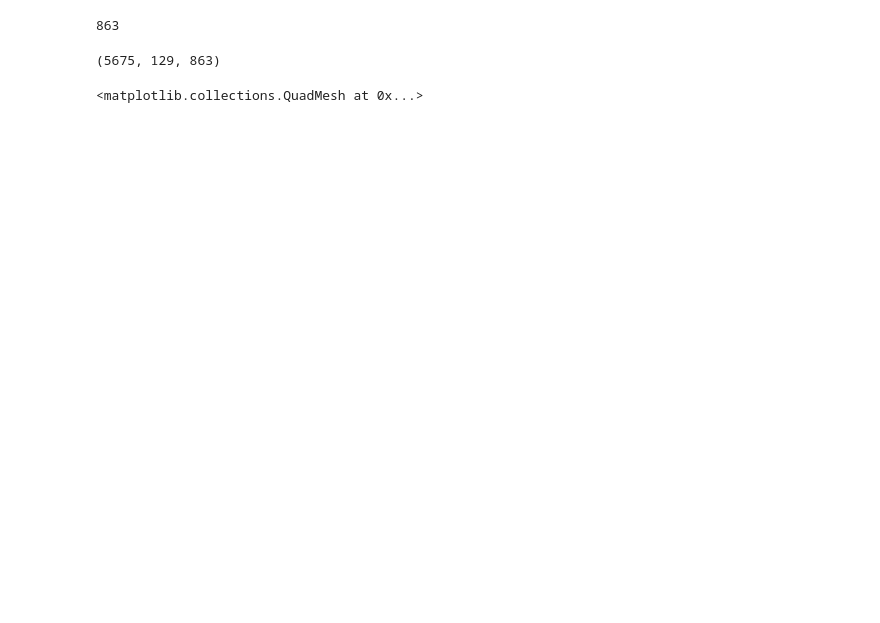
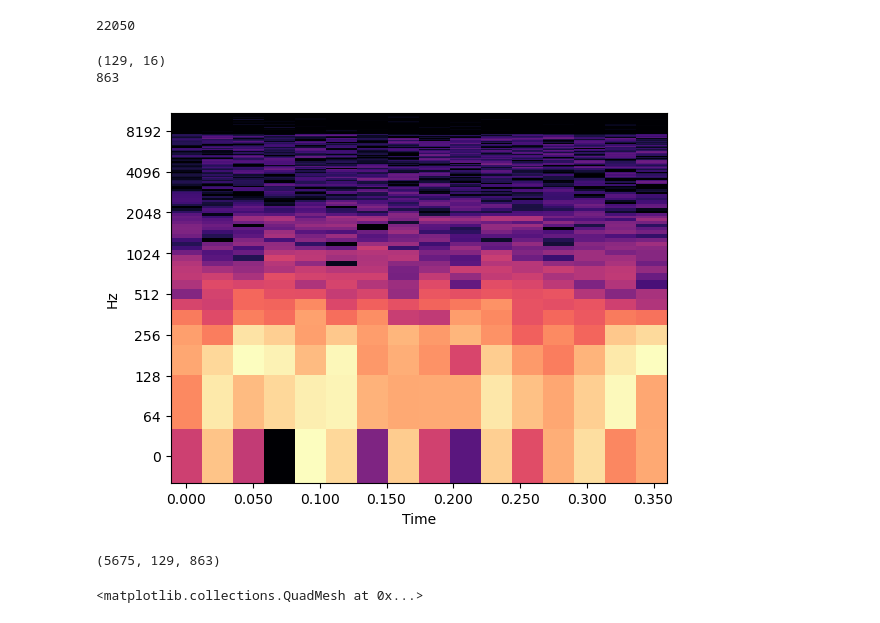
Before and after one commit to dimi999/Denoising---Dog-Sounds, a Jupyter notebook: train.ipynb, the cells around one changed output. Saved outputs shown, nothing was run; the diff lists cells and outputs as text; code cells hidden in the pictures; blank space fills up the shorter version.

```diff
--- a/train.ipynb
+++ b/train.ipynb
@@ -17,13 +25,16 @@ for i in range(len(label_dataset)):
 
 X_train, X_test, y_train, y_test = train_test_split(sounds_dataset, label_dataset, test_size=0.1, random_state=42)
 # %%
+print(sr)
 def to_spectogram(sound):
     stft = librosa.stft(sound.astype(np.float64), n_fft = 256, hop_length=128)
     stft = np.abs(stft)
     db = librosa.amplitude_to_db(stft, ref=np.max)
-    return db
+    return np.array(db)
     # print(db)
     # librosa.display.specshow(db, y_axis='log', x_axis='time')
+# %% [output]
+22050
 # %%
 spectogram_train = []
 for x in X_train:
@@ -40,16 +56,28 @@ for x in y_test:
 # %%
+frame_size = 16
 max_len = 0
+for i in range(0, len(spectogram_train), frame_size):
+    crt = []
+    vec = spectogram_train[i]
+    for j in range(len(vec)):
+        crt.append(vec[j][i:i+frame_size])
+    X_train_2.append(np.array(crt))
+    librosa.display.specshow(X_train_2[0], y_axis='log', x_axis='time')
+    print(X_train_2[0].shape)
+    break
 for x in spectogram_train:
     max_len = max(max_len, len(x[0]))
 for x in spectogram_label:
     max_len = max(max_len, len(x[0]))
 for x in spectogram_val:
     max_len = max(max_len, len(x[0]))
 for x in spectogram_val_label:
     max_len = max(max_len, len(x[0]))
 print(max_len)
 # %% [output]
+(129, 16)
 863
+[figure, added]
 # %%
 def pad_vector(vec):
     for i in range(len(vec)):
```
Also changed, not shown: parts of 11 cells of this notebook, 1 other file.
